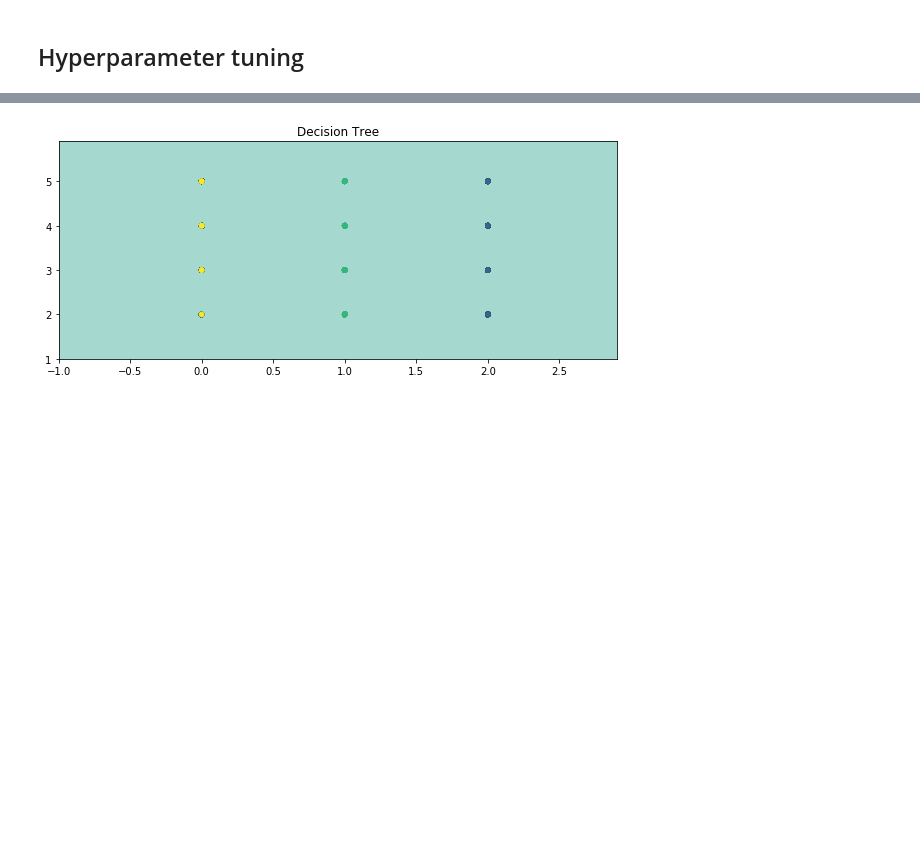
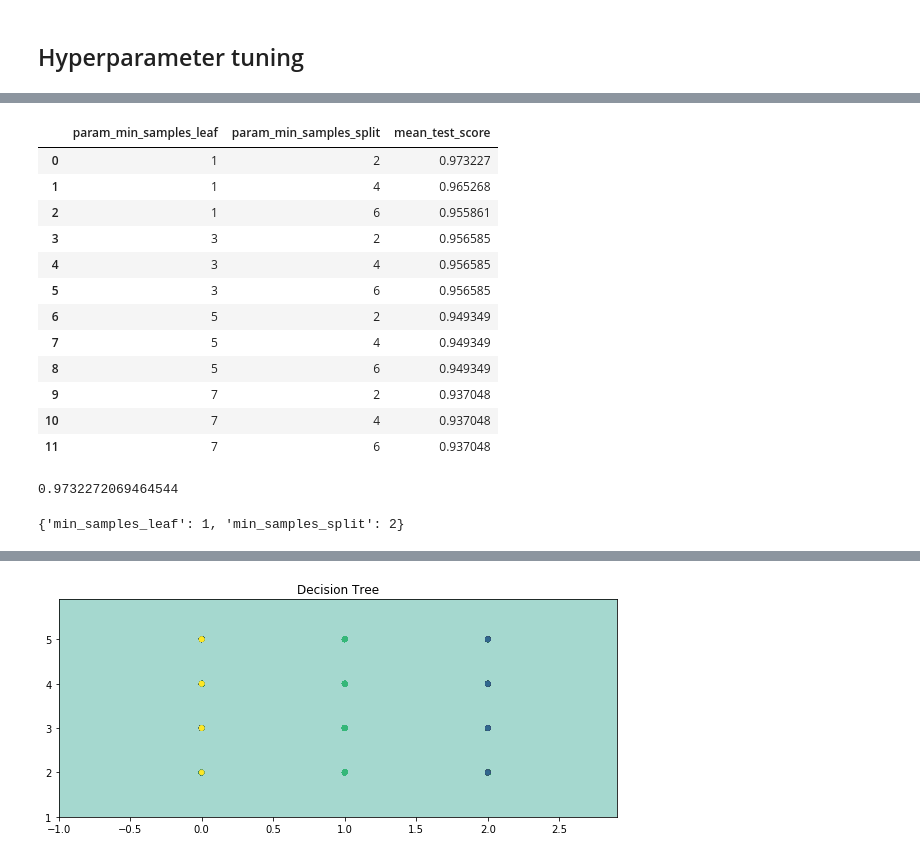
Before and after one commit to gultekingokhan/car-evaluation, a Jupyter notebook: Car Evaluation - Data Analysis and Prediction.ipynb, the cells around one changed output, grey strips where cells are left out. Saved outputs shown, nothing was run; the diff lists cells and outputs as text; code cells hidden in the pictures; blank space fills up the shorter version.

```diff
--- a/Car Evaluation - Data Analysis and Prediction.ipynb
+++ b/Car Evaluation - Data Analysis and Prediction.ipynb
@@ -114,11 +116,10 @@ plt.show()
 X = df_with_columns.drop(columns=["class"])
 y = df_with_columns.drop(columns=["buying", "maint", "doors", "persons", "lug_boot", "safety"])
 
-X_train, X_test, y_train, y_test = train_test_split(X, y, test_size=0.33, random_state=42)
+X_train, X_test, y_train, y_test = train_test_split(X, y, test_size=0.20, random_state=42)
 
 clf = GaussianNB()
 clf.fit(X_train, y_train)
-
 predictions = clf.predict(X_test)
 
 accuracy_score(y_test, predictions)
@@ -195,0 +152,41 @@ Best: -0.192456 using {'max_depth': 7, 'min_samples_leaf': 3}
+# %%
+# Params to tune and the range values
+max_depths = range(1, 15, 2)
+min_samples_leaf = range(1, 8, 2)
+min_samples_split = range(2, 8, 2)
+
+param_grid = {
+    'min_samples_leaf':min_samples_leaf,
+    'min_samples_split':min_samples_split
+}
+# or you can use: param_grid = dict(max_depth=max_depth, min_samples_leaf=min_samples_leaf)
+# %%
+dt = DecisionTreeClassifier(max_depth=None, random_state=42)
+
+clf = GridSearchCV(dt, param_grid, cv=5, return_train_score=False)
+
+clf.fit(X_train, y_train)
+
+pd.DataFrame(clf.cv_results_)[['param_min_samples_leaf', 'param_min_samples_split', 'mean_test_score']]
+# %% [output]
+|  | param_min_samples_leaf | param_min_samples_split | mean_test_score |
+| 0 | 1 | 2 | 0.973227 |
+| 1 | 1 | 4 | 0.965268 |
+| 2 | 1 | 6 | 0.955861 |
+| 3 | 3 | 2 | 0.956585 |
+| 4 | 3 | 4 | 0.956585 |
+| 5 | 3 | 6 | 0.956585 |
+| 6 | 5 | 2 | 0.949349 |
+| 7 | 5 | 4 | 0.949349 |
+| 8 | 5 | 6 | 0.949349 |
+| 9 | 7 | 2 | 0.937048 |
+| 10 | 7 | 4 | 0.937048 |
+| 11 | 7 | 6 | 0.937048 |
+# %%
+clf.best_score_
+# %% [output]
+0.9732272069464544
+# %%
+clf.best_params_
+# %% [output]
+{'min_samples_leaf': 1, 'min_samples_split': 2}
```
Also changed, not shown: parts of 11 cells of this notebook, 1 other file.
